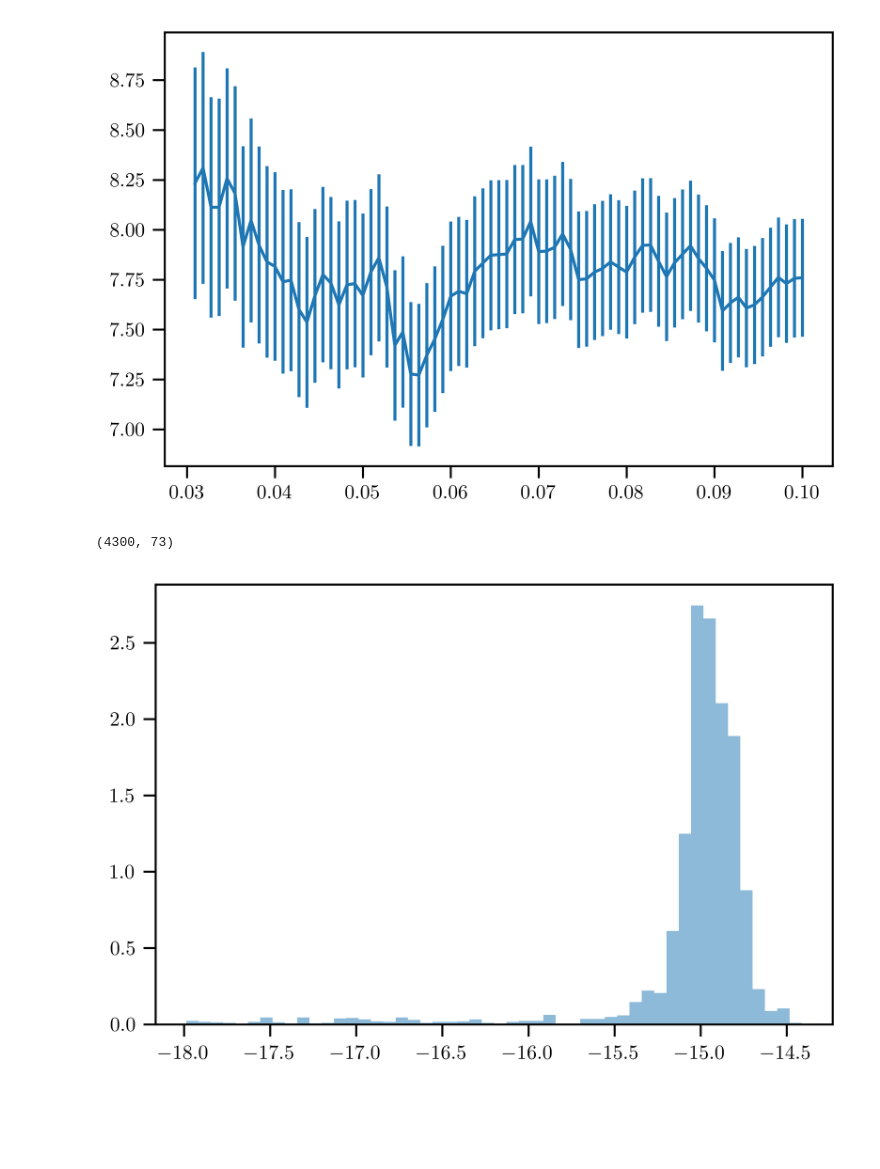
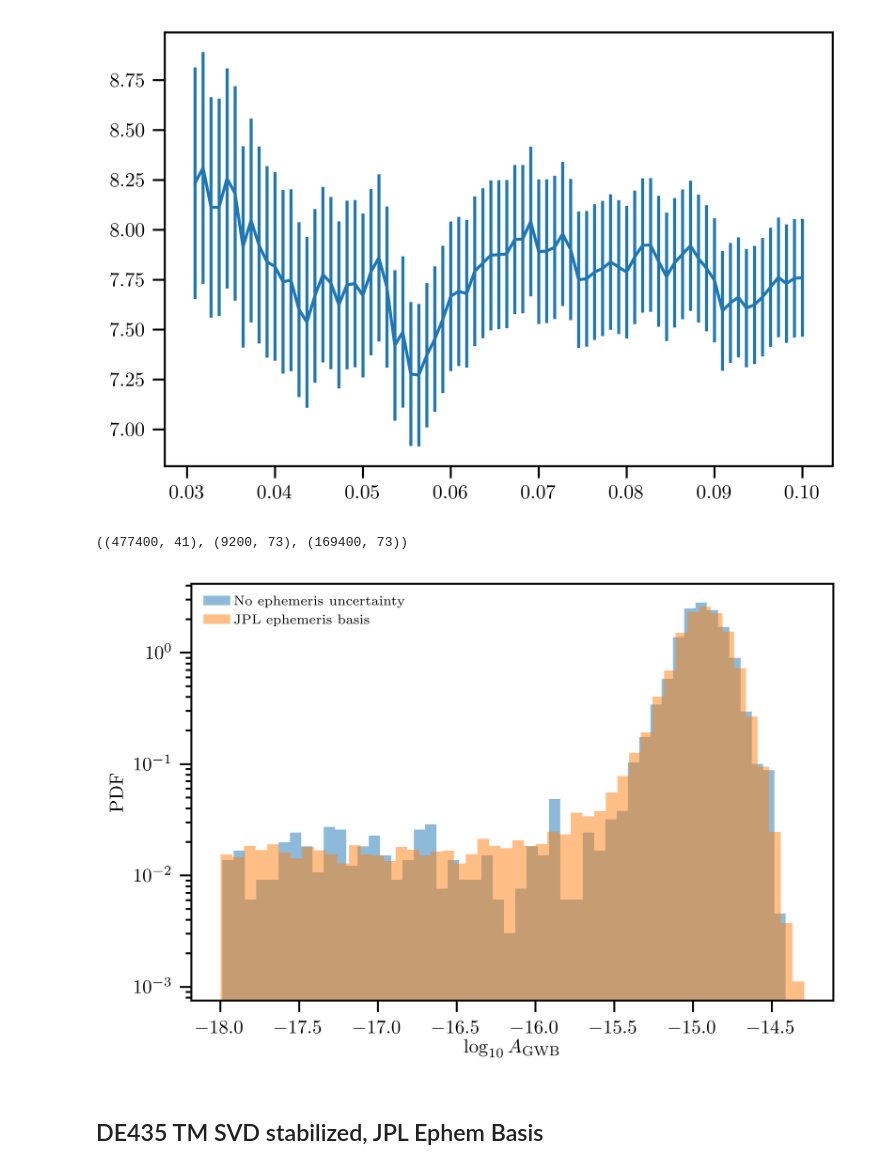
Before and after one commit to stevertaylor/NX01, a Jupyter notebook: nanograv11yr_makehdf5.ipynb, the cells around one changed output. Drawn from its saved outputs; the diff is of its cells as text; code cells hidden in the pictures; blank space fills up the shorter version.

Commit message:
adding new JPL ephemeris basis and changing the way bases are indexed

```diff
--- a/nanograv11yr_makehdf5.ipynb
+++ b/nanograv11yr_makehdf5.ipynb
@@ -295,4 +276,24 @@ plt.errorbar(dA[mask], np.array(bf)[mask], np.array(bf_err)[mask])
 plt.show()
 # %% [output]
 [figure]
+# %%
+#chain_fixslope_v1 = np.loadtxt('./chains_nano11_de430/pta_gwbloguniform_noCorr_gam4p33_redloguniformpowerlawnm30/chain_1.0.txt')
+chain_fixslope_v2 = np.loadtxt('./chains_nano11_de430_tmsvdstabilized/pta_gwbloguniform_noCorr_gam4p33_redloguniformpowerlawnm30/chain_1.0.txt')
+chain_fixslope_v3 = np.loadtxt('./chains_nano11_de430_jplbasistest/pta_gwbloguniform_noCorr_gam4p33_redloguniformpowerlawnm30_ephuniformpowerlawnm7/chain_1.txt')
+# %%
+chain_fixslope_v1.shape, chain_fixslope_v2.shape, chain_fixslope_v3.shape,
+# %% [output]
+((477400, 41), (9200, 73), (169400, 73))
+# %%
+#n, _, _ = plt.hist(chain_fixslope_v1[:,36], 50, normed=1, alpha=0.5)
+n, _, _ = plt.hist(chain_fixslope_v2[:,68], 50, normed=1, alpha=0.5, label='No ephemeris uncertainty')
+n, _, _ = plt.hist(chain_fixslope_v3[:,68], 50, normed=1, alpha=0.5, label='JPL ephemeris basis')
+plt.xlabel('$\log_{10}A_\mathrm{GWB}$')
+plt.ylabel('PDF')
+plt.legend()
+plt.yscale('log')
+# %% [output]
+[figure, added]
+# %% [markdown]
+## DE435 TM SVD stabilized, JPL Ephem Basis
 # %%
@@ -300,8 +301,0 @@ chain_fixslope = np.loadtxt('./chains_nano11_de430_tmsvdstabilized/pta_gwbloguni
-# %%
-chain_fixslope.shape
-# %% [output]
-(4300, 73)
-# %%
-n, _, _ = plt.hist(chain_fixslope[:,68], 50, normed=1, alpha=0.5)
-# %% [output]
-[figure, removed]
```
Also changed, not shown: parts of 6 cells of this notebook, 6 other files.
